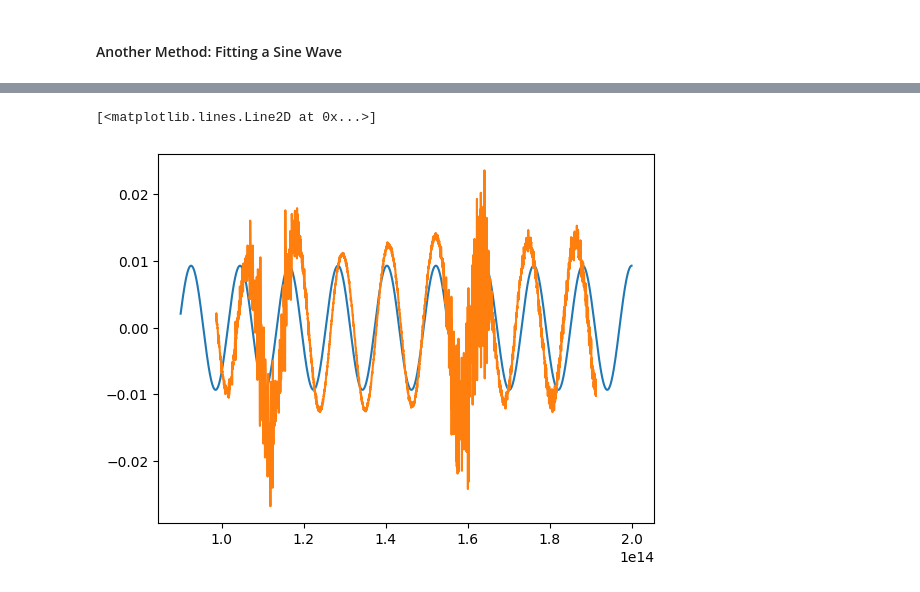
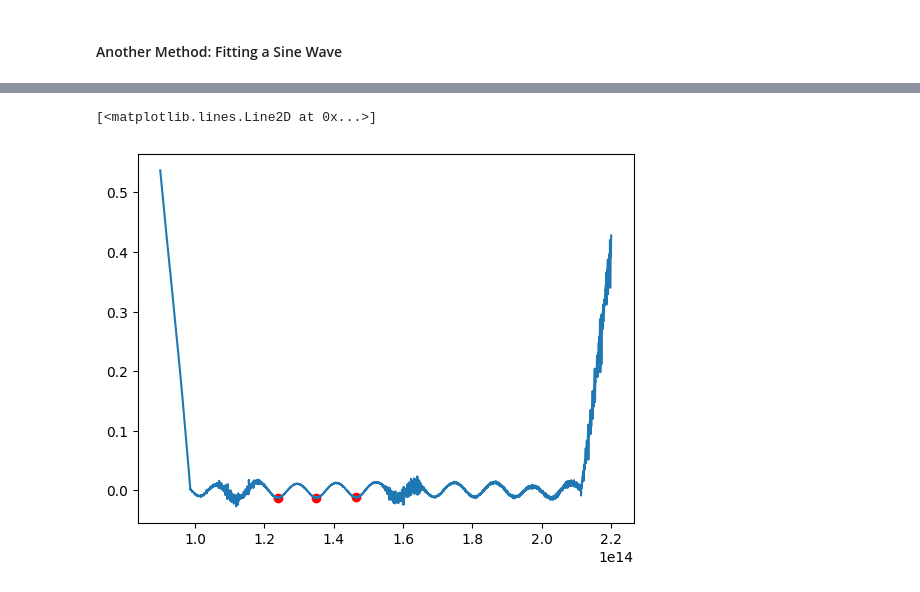
Before and after one commit to alexburg14/Fabry-Perot, a Jupyter notebook: calc_refractive/J130828.ipynb, the cells around one changed output, grey strips where cells are left out. Saved outputs shown, nothing was run; the diff lists cells and outputs as text; code cells hidden in the pictures.

Commit message:
fitted three minima indivudally, could work better maybe

```diff
--- a/calc_refractive/J130828.ipynb
+++ b/calc_refractive/J130828.ipynb
@@ -140,0 +205,8 @@ params_fit_20, cov_fit_20 = scipy.optimize.curve_fit(sine, frequenz_20_cut[ends:
+# %%
+params_fit_20_poly_third, cov_fit_20_poly_third = scipy.optimize.curve_fit(polynomial, frequenz_20_third_point, J13_20_third_point )
+# %%
+fitfunc_third_point = polynomial(frequenz_20_third_point, *params_fit_20_poly_third)
+# %%
+minimum_third_point_index = scipy.signal.argrelmin(fitfunc_third_point, order = 200)
+minimum_third_point_frequenz = frequenz_20_third_point[minimum_third_point_index]
+minimum_third_point_absorption = fitfunc_third_point[minimum_third_point_index]
@@ -141,6 +220,9 @@ params_fit_20, cov_fit_20 = scipy.optimize.curve_fit(sine, frequenz_20_cut[ends:
+# %%
+minima_total_frequenz = [min_first_point_frequenz, minimum_second_point_frequenz, minimum_third_point_frequenz]
+minima_total_absorption = [min_first_point_absorption, minimum_second_point_absorption, minimum_third_point_absorption]
 # %%
-plt.plot(frequenz_20_cut, sine(frequenz_20_cut, *params_fit_20))
-plt.plot(frequenz_20_cut[ends:-ends], J13_smoothed_out[ends:-ends])
+plt.plot(minima_total_frequenz, minima_total_absorption, 'ro')
+plt.plot(frequenz_20_cut, J13_smoothed_out)
 # %% [output]
 [<matplotlib.lines.Line2D at 0x...>]
-[figure, old version]
+[figure, new version]
```
Also changed, not shown: parts of 37 cells of this notebook, 2 other files.
